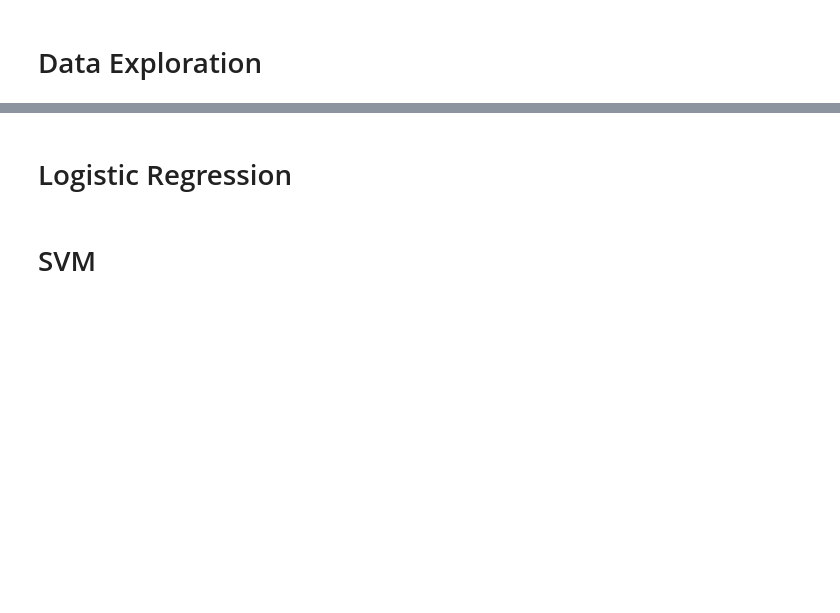
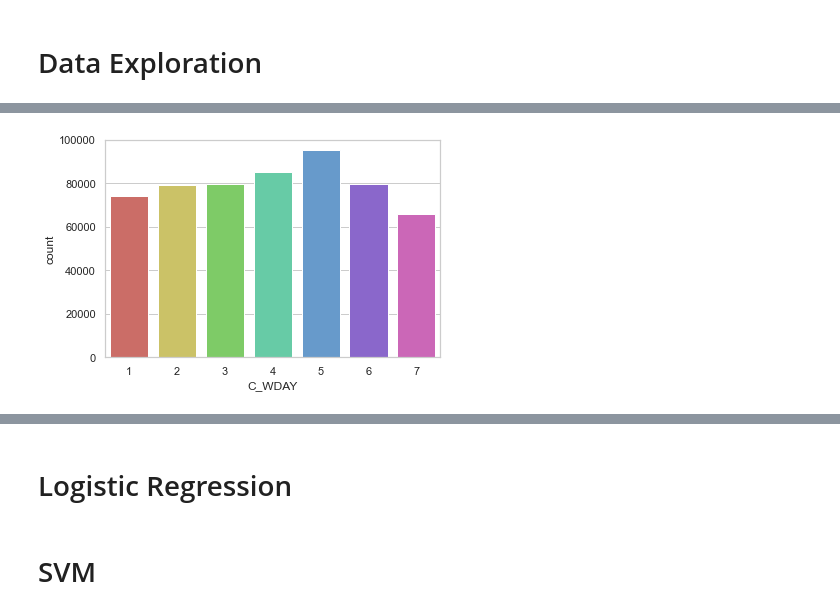
Before and after one commit to cocassel/car-accidents, a Jupyter notebook: car-accidents.ipynb, the cells around one changed output, grey strips where cells are left out. Cells and saved outputs as stored; diff of their text form; code cells hidden in the pictures; blank space fills up the shorter version.

```diff
--- a/car-accidents.ipynb
+++ b/car-accidents.ipynb
@@ -249,0 +310,5 @@ plt.show()
+# %%
+sns.countplot(x='C_WDAY', data=data, palette='hls')
+plt.show()
+# %% [output]
+[figure, added]
```
Also changed, not shown: parts of 56 cells of this notebook, 1 other file.
